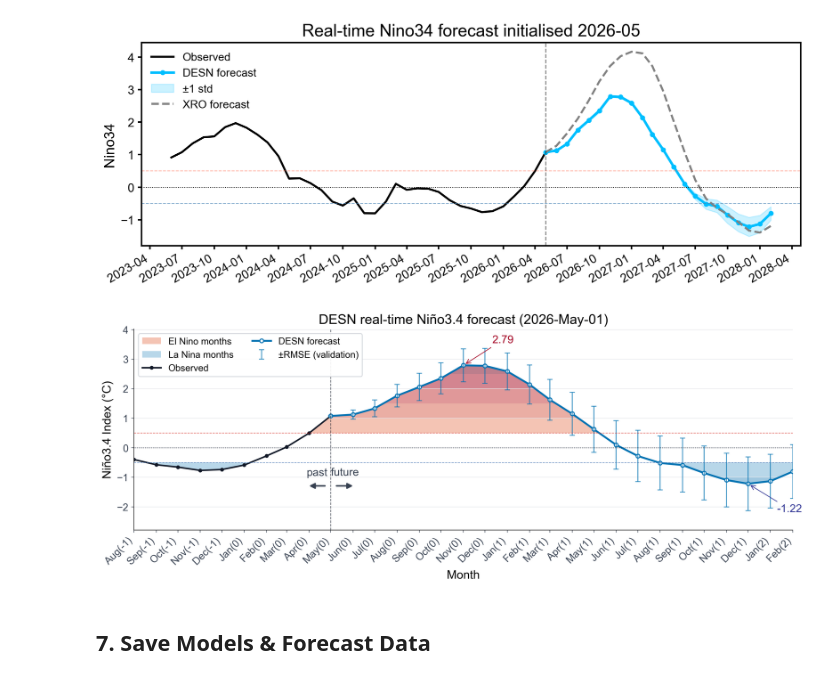
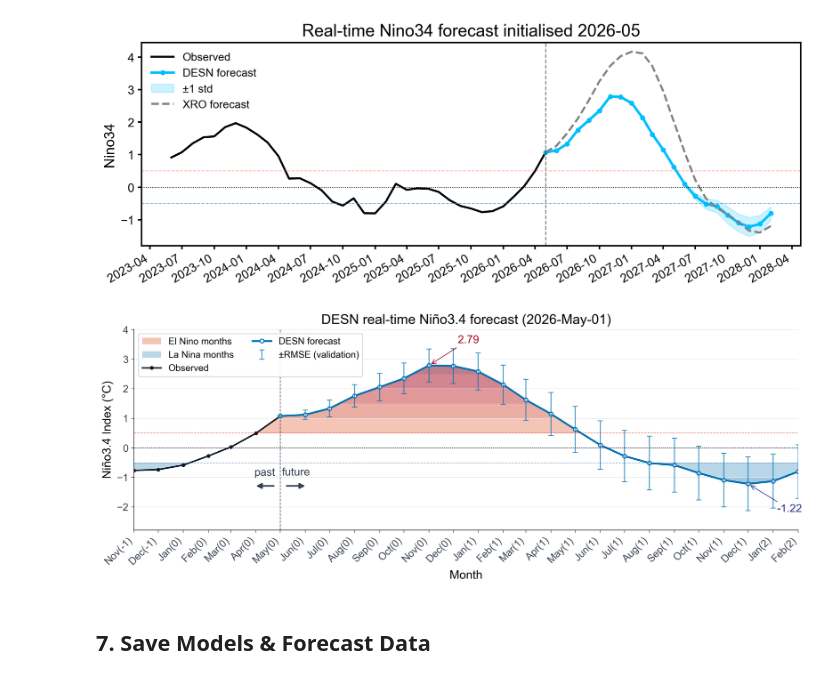
Before and after one commit to zhangzejing/RC-ENSO, a Jupyter notebook: forecast/forecast_real_time_v2.ipynb, the cells around one changed output. Drawn from its saved outputs; the diff is of its cells as text; code cells hidden in the pictures.

```diff
--- a/forecast/forecast_real_time_v2.ipynb
+++ b/forecast/forecast_real_time_v2.ipynb
@@ -633,7 +633,7 @@ import numpy as np
 MONTH_ABBR = ['Jan', 'Feb', 'Mar', 'Apr', 'May', 'Jun',
               'Jul', 'Aug', 'Sep', 'Oct', 'Nov', 'Dec']
 mode_names = list(ds_full.data_vars)
-PLOT_HISTORY_MONTHS = 9   # months of observed history shown before initialisation
+PLOT_HISTORY_MONTHS = 6   # months of observed history shown before initialisation
 
 
 def to_month_start(ts):
@@ -777,34 +777,34 @@ def plot_realtime_forecast_styled(ds_history, TS_history, forecast_mean, forecas
 
     tick_times = pd.date_range(plot_times[0], plot_times[-1], freq='MS')
     ax.set_xticks(tick_times)
     ax.set_xticklabels([month_year_label(ts, base_month) for ts in tick_times], rotation=45, ha='right', fontsize=12)
 
     ax.set_title(title, fontsize=16)
     ax.set_ylabel('Niño3.4 Index (°C)', fontsize=14)
     ax.set_xlabel('Month', fontsize=14)
     ax.set_xlim(plot_times[0], plot_times[-1])
     for spine in ['top', 'right']:
         ax.spines[spine].set_visible(False)
     for spine in ['left', 'bottom']:
         ax.spines[spine].set_linewidth(0.6)
     ax.tick_params(axis='both', width=0.6, length=3, colors='#374151', labelsize=12)
     ax.grid(axis='y', color='#e5e7eb', linewidth=0.6)
     ax.legend(loc='upper left', frameon=True, facecolor='white', edgecolor='#d1d5db',
               framealpha=0.92, ncol=2, fontsize=11)
     plt.tight_layout()
     return fig, ax
 
 
 # ── Real-time forecast figure with validation-RMSE error bars ────────────────
 main_title = f'DESN real-time Niño3.4 forecast ({date_label(REALTIME_START)})'
 fig, ax = plot_realtime_forecast_styled(
     ds_full_to_latest, TS_full, rt_mean, forecast_times,
     REALTIME_START, mode_names, plot_mode=PLOT_MODE,
     history_months=PLOT_HISTORY_MONTHS, forecast_yerr=forecast_yerr,
     title=main_title)
 plt.show()
 # %% [output]
-[figure, old version]
+[figure, new version]
 # %% [markdown]
 ## 7. Save Models & Forecast Data
 # %%
```
Also changed, not shown: 1 other file.
